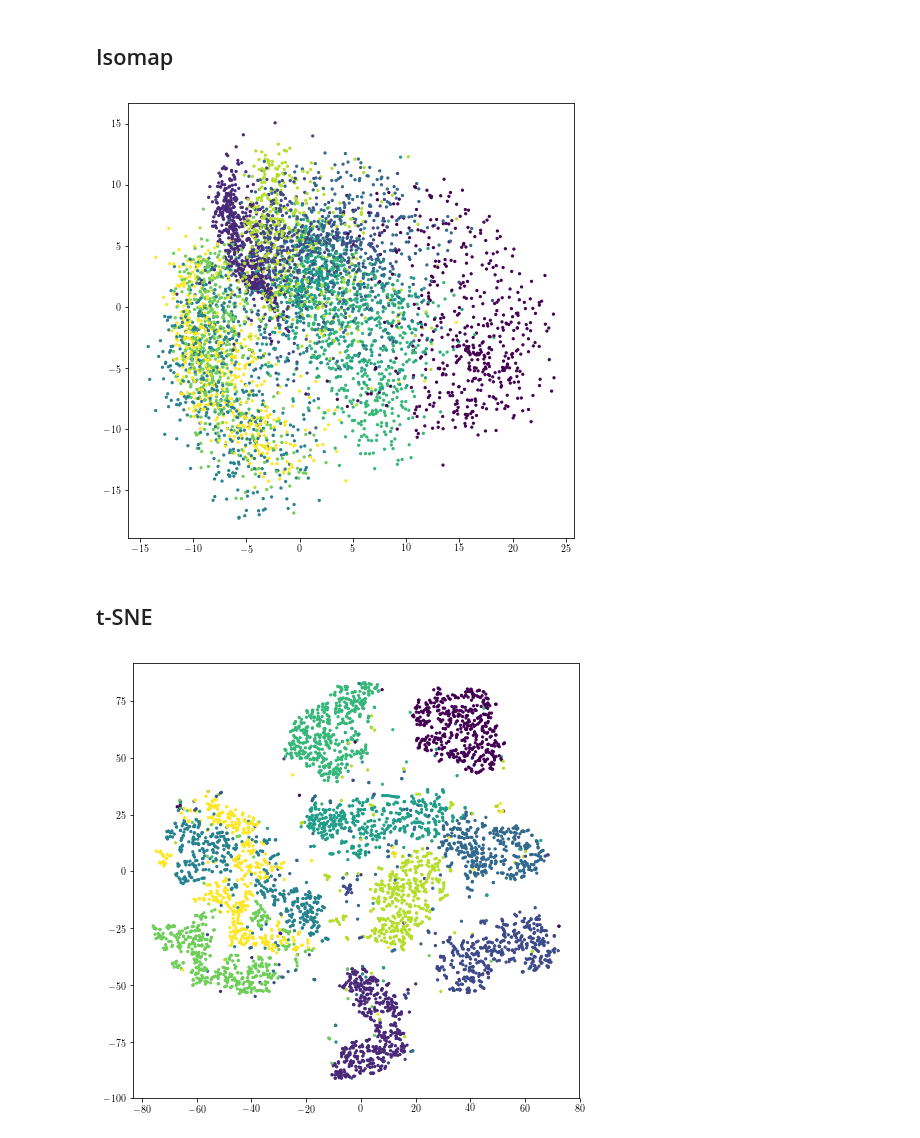
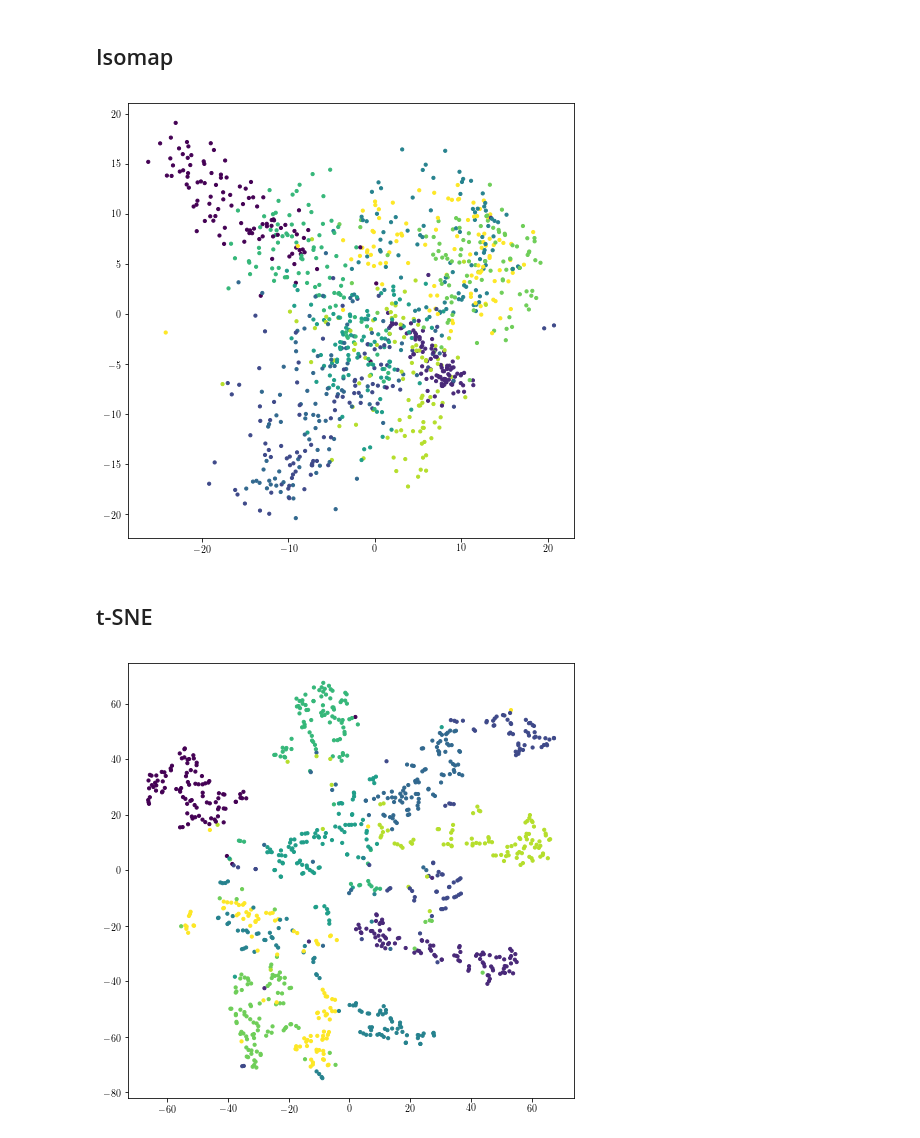
Before and after one commit to facusapienza21/dimensionality-reduction, a Jupyter notebook: Dimensionality_reduction_example.ipynb, the cells around one changed output. Cells and saved outputs as stored; diff of their text form; code cells hidden in the pictures.

```diff
--- a/Dimensionality_reduction_example.ipynb
+++ b/Dimensionality_reduction_example.ipynb
@@ -13,13 +13,13 @@ os.chdir('/home/facu/Documents/Repositorios/dimensionality-reduction/')
 data_set = 'MNIST'
 
 dic = import_data_set (data = 'MNIST',
-                     size = 500,                             # for MINST is the number of each cluster
-                     random_sample = True ,
-                     ploteo = False,
-                     save = False,
-                     which_digits = [0,1,2,3,4,5,6,7,8,9],    # just for MNIST
-                     numero_de_componentes = 30,              # just for MNIST
-                     metrica = 'euclidean' )
+                       size = 100,                             # for MINST is the number of each cluster
+                       random_sample = True ,
+                       ploteo = False,
+                       save = False,
+                       which_digits = [0,1,2,3,4,5,6,7,8,9],    # just for MNIST
+                       numero_de_componentes = 30,              # <---- Number of components of PCA
+                       metrica = 'euclidean' )
 
 data = dic["data"]
 distances_matrix_MNIST = dic['distance']
@@ -103,32 +104,36 @@ pos_Isomap = Isomap.fit(data).embedding_
 # %%
 plt.close()
 plt.figure(figsize=(8,8))
-plt.scatter(pos_Isomap[:,0], pos_Isomap[:,1], c=labels_MNIST, s=5)
+plt.scatter(pos_Isomap[:,0], pos_Isomap[:,1], c=labels_MNIST, s=10)
+#plt.title('MNIST (N=10000) con Isomap')
+#plt.savefig('MNIST_3_Isomap.png', dpi=200, format='png')
 plt.show()
 # %% [output]
-[figure, old version]
+[figure, new version]
 # %% [markdown]
 ## t-SNE
 # %%
-TSNE = mani.TSNE(n_components=2,
-                 perplexity=30.0,
-                 early_exaggeration=12.0,
-                 learning_rate=200.0,
-                 n_iter=1000,
-                 n_iter_without_progress=300,
-                 min_grad_norm=1e-07,
-                 metric='precomputed',
-                 init='random',
-                 verbose=0,
-                 random_state=None,
-                 method='barnes_hut',
-                 angle=0.5)
+TSNE = mani.TSNE(n_components = 2,
+                 perplexity = 10.0,
+                 early_exaggeration = 12.0,
+                 learning_rate = 200.0,
+                 n_iter = 1000,
+                 n_iter_without_progress = 300,
+                 min_grad_norm = 1e-07,
+                 metric = 'precomputed',
+                 init = 'random',
+                 verbose = 0,
+                 random_state = None,
+                 method = 'barnes_hut',
+                 angle = 0.5)
 # %%
 pos_TSNE = TSNE.fit(distances_matrix_MNIST).embedding_
 # %%
 plt.close()
 plt.figure(figsize=(8,8))
-plt.scatter(pos_TSNE[:,0], pos_TSNE[:,1], c=labels_MNIST, s=5)
+plt.scatter(pos_TSNE[:,0], pos_TSNE[:,1], c=labels_MNIST, s=10)
+#plt.title('MNIST (N=10000) con t-SNE')
+#plt.savefig('MNIST_4_tSNE.png', dpi=200, format='png')
 plt.show()
 # %% [output]
-[figure, old version]
+[figure, new version]
```
Also changed, not shown: parts of 5 cells of this notebook.
